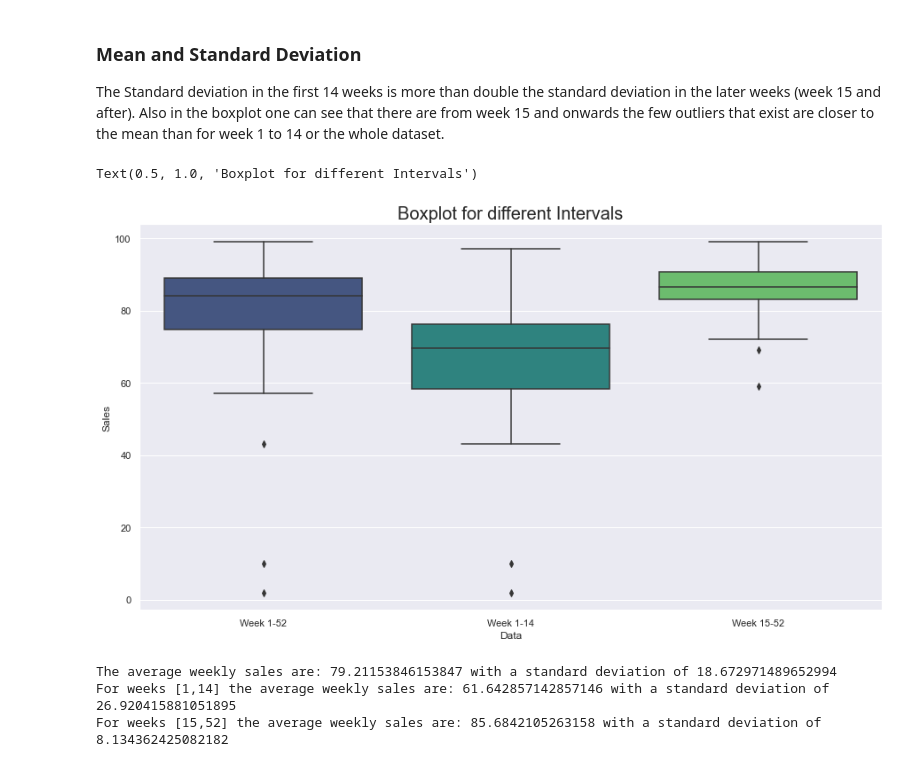
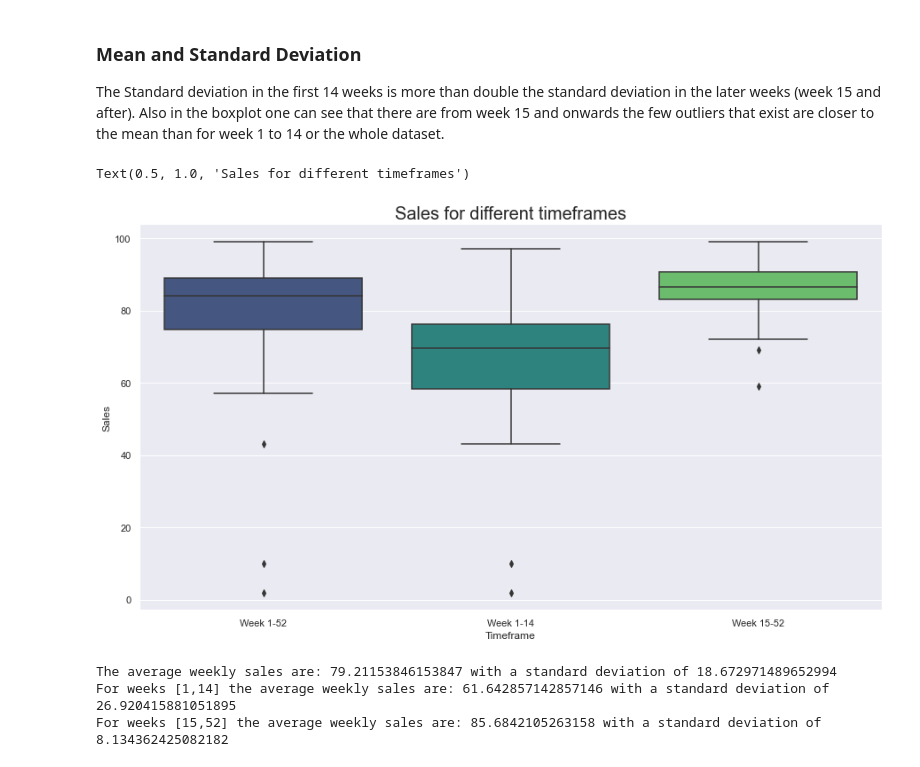
Before and after one commit to m-j-w-f/SCM, a Jupyter notebook: SCM_Forecasting.ipynb, the cells around one changed output. Cells and saved outputs as stored; diff of their text form; code cells hidden in the pictures.

```diff
--- a/SCM_Forecasting.ipynb
+++ b/SCM_Forecasting.ipynb
@@ -42,16 +42,16 @@ The Standard deviation in the first 14 weeks is more than double the standard de
 Also in the boxplot one can see that there are from week 15 and onwards the few outliers that exist are closer to the mean than for week 1 to 14 or the whole dataset.
 # %%
 weekly_sales_boxplot = pd.concat([
-    pd.DataFrame({"Sales":weekly_sales.sales, "Data":"Week 1-52"}),
-    pd.DataFrame({"Sales":weekly_sales.sales[:14], "Data":"Week 1-14"}),
-    pd.DataFrame({"Sales":weekly_sales.sales[14:], "Data":"Week 15-52"})
+    pd.DataFrame({"Sales":weekly_sales.sales, "Timeframe":"Week 1-52"}),
+    pd.DataFrame({"Sales":weekly_sales.sales[:14], "Timeframe":"Week 1-14"}),
+    pd.DataFrame({"Sales":weekly_sales.sales[14:], "Timeframe":"Week 15-52"})
     ])
 
-graph = sns.boxplot(x="Data", y="Sales", data=weekly_sales_boxplot, palette="viridis")
-graph.set_title("Boxplot for different Intervals", size=20)
+graph = sns.boxplot(x="Timeframe", y="Sales", data=weekly_sales_boxplot, palette="viridis")
+graph.set_title("Sales for different timeframes", size=20)
 # %% [output]
-Text(0.5, 1.0, 'Boxplot for different Intervals')
+Text(0.5, 1.0, 'Sales for different timeframes')
-[figure, old version]
+[figure, new version]
 # %%
 print(f"The average weekly sales are: {weekly_sales.sales.mean()} with a standard deviation of {weekly_sales.sales.std()}")
 print(f"For weeks [1,14] the average weekly sales are: {weekly_sales.sales[:14].mean()} with a standard deviation of {weekly_sales.sales[:14].std()}")
```
Also changed, not shown: parts of 14 cells of this notebook, 6 other files.
